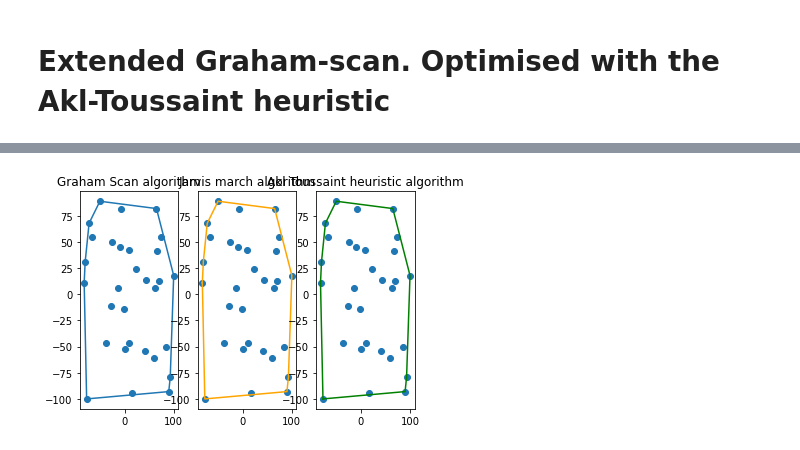
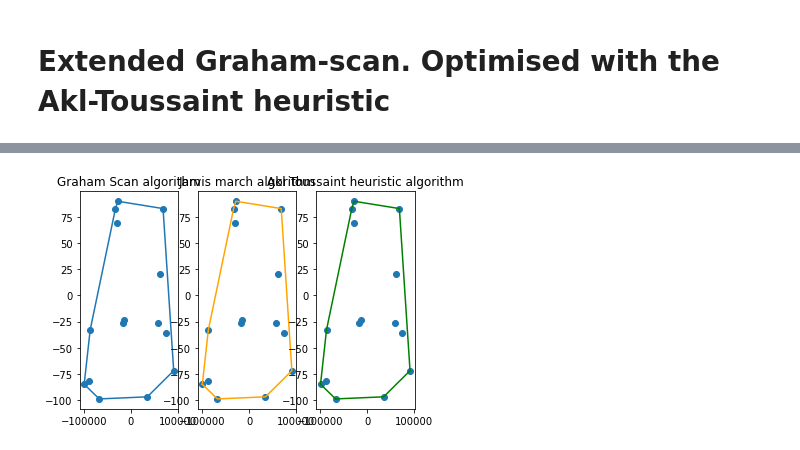
Before and after one commit to nathandsouza10/convexHull, a Jupyter notebook: convexHull.ipynb, the cells around one changed output, grey strips where cells are left out. Cells and saved outputs as stored; diff of their text form; code cells hidden in the pictures.

Commit message:
comparison of algo graphs

```diff
--- a/convexHull.ipynb
+++ b/convexHull.ipynb
@@ -87,16 +87,3 @@ def grahamscan(inputSet):
                 break
         outputSet.append(s)
     return outputSet
-# %%
-n = [x for x in range(10,200, 10)]
-times = []
-for points in n:
-    total_time = 0
-    for i in range(0, 20):
-        start = time.time()
-        grahamscan(np.random.random(size=(points,2)).tolist())
-        total_time += time.time() - start
-    times.append(total_time / 20)
-
-plt.scatter(n, times)
-plt.show()
@@ -155,16 +140,3 @@ def jarvismarch(inputSet):
             break
 
     return outputSet
-# %%
-n = [x for x in range(10,200, 10)]
-times = []
-for points in n:
-    total_time = 0
-    for i in range(0, 20):
-        start = time.time()
-        jarvismarch(np.random.random(size=(points,2)).tolist())
-        total_time += time.time() - start
-    times.append(total_time / 20)
-
-plt.scatter(n, times)
-plt.show()
@@ -304,16 +274,3 @@ def extendedgrahamscan(inputSet):
                 break
         outputSet.append(s)
     return outputSet
-# %%
-n = [x for x in range(10,200, 10)]
-times = []
-for points in n:
-    total_time = 0
-    for i in range(0, 20):
-        start = time.time()
-        extendedgrahamscan(np.random.random(size=(points,2)).tolist())
-        total_time += time.time() - start
-    times.append(total_time / 20)
-
-plt.scatter(n, times)
-plt.show()
@@ -323,39 +304,40 @@ plt.show()
 def generateRandomInputSet(N):
     inputSet = []
     for i in range(0, N):
-        x = random.randint(-100, 100)
+        x = random.randint(-100000, 100000)
         y = random.randint(-100, 100)
         inputSet.append([x, y])
     return inputSet
 
-n = 30
+n = 15
 inputSet = generateRandomInputSet(n)
 outputGraham = grahamscan(inputSet)
 outputJarvis = jarvismarch(inputSet)
 outputExtendedGraham = extendedgrahamscan(inputSet)
 
 
 input_xs, input_ys = zip(*inputSet)
 
 plt.subplot(1,3,1)
 plt.scatter(input_xs,input_ys)
 outputGraham.append(outputGraham[0])
 output_xs, output_ys = zip(*outputGraham)
 plt.plot(output_xs,output_ys)
 plt.title("Graham Scan algorithm")
+
 plt.subplot(1,3,2)
 plt.scatter(input_xs,input_ys)
 outputJarvis.append(outputJarvis[0])
 output_xs, output_ys = zip(*outputJarvis)
 plt.plot(output_xs,output_ys,color='orange')
 plt.title("Jarvis march algorithm")
 
 plt.subplot(1,3,3)
 plt.scatter(input_xs,input_ys)
 outputExtendedGraham.append(outputExtendedGraham[0])
 output_xs, output_ys = zip(*outputExtendedGraham)
 plt.plot(output_xs,output_ys,color='green')
 plt.title("Akl Toussaint heuristic algorithm")
 plt.show()
 # %% [output]
-[figure, old version]
+[figure, new version]
```
Also changed, not shown: parts of 4 cells of this notebook.
